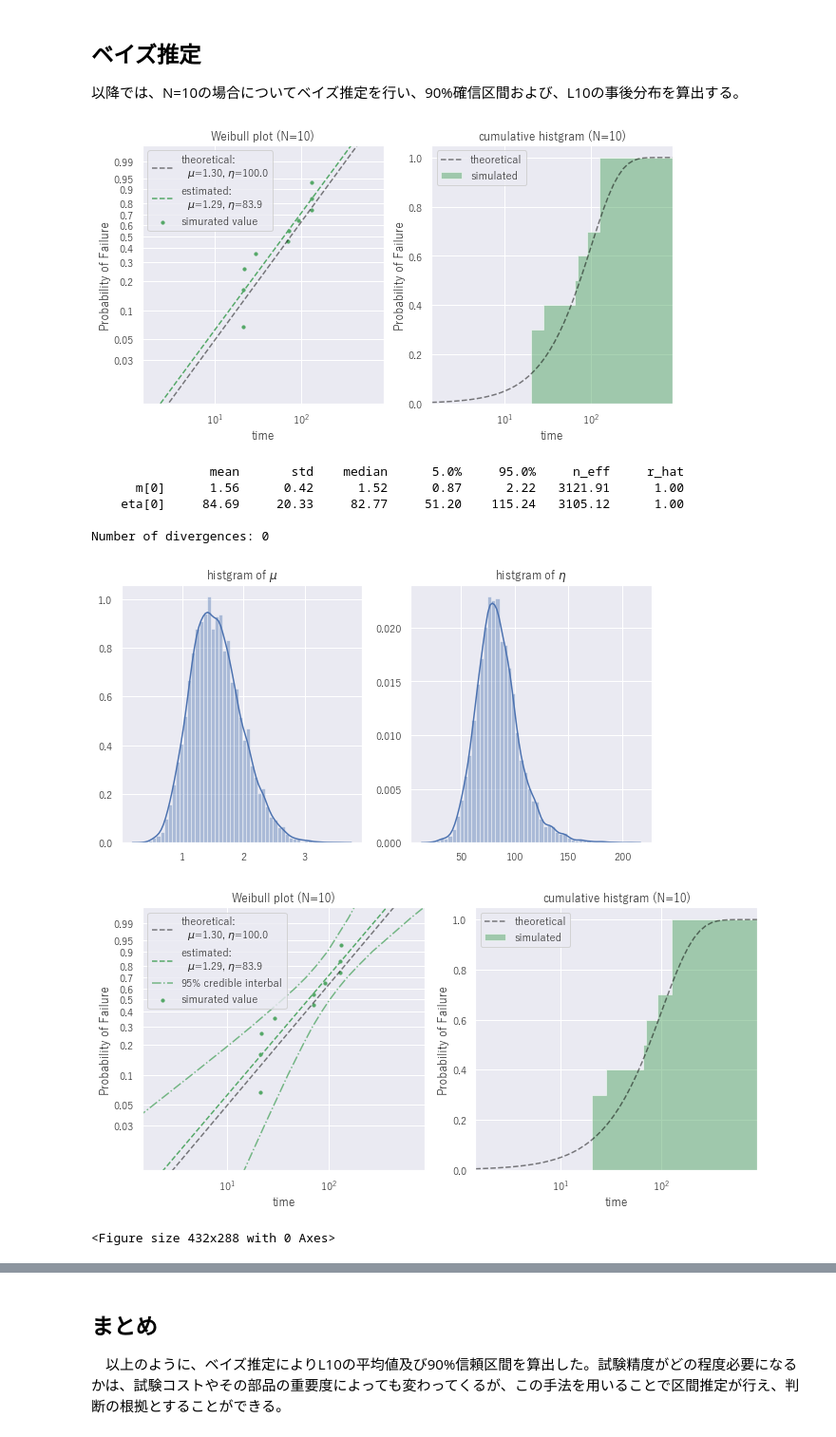
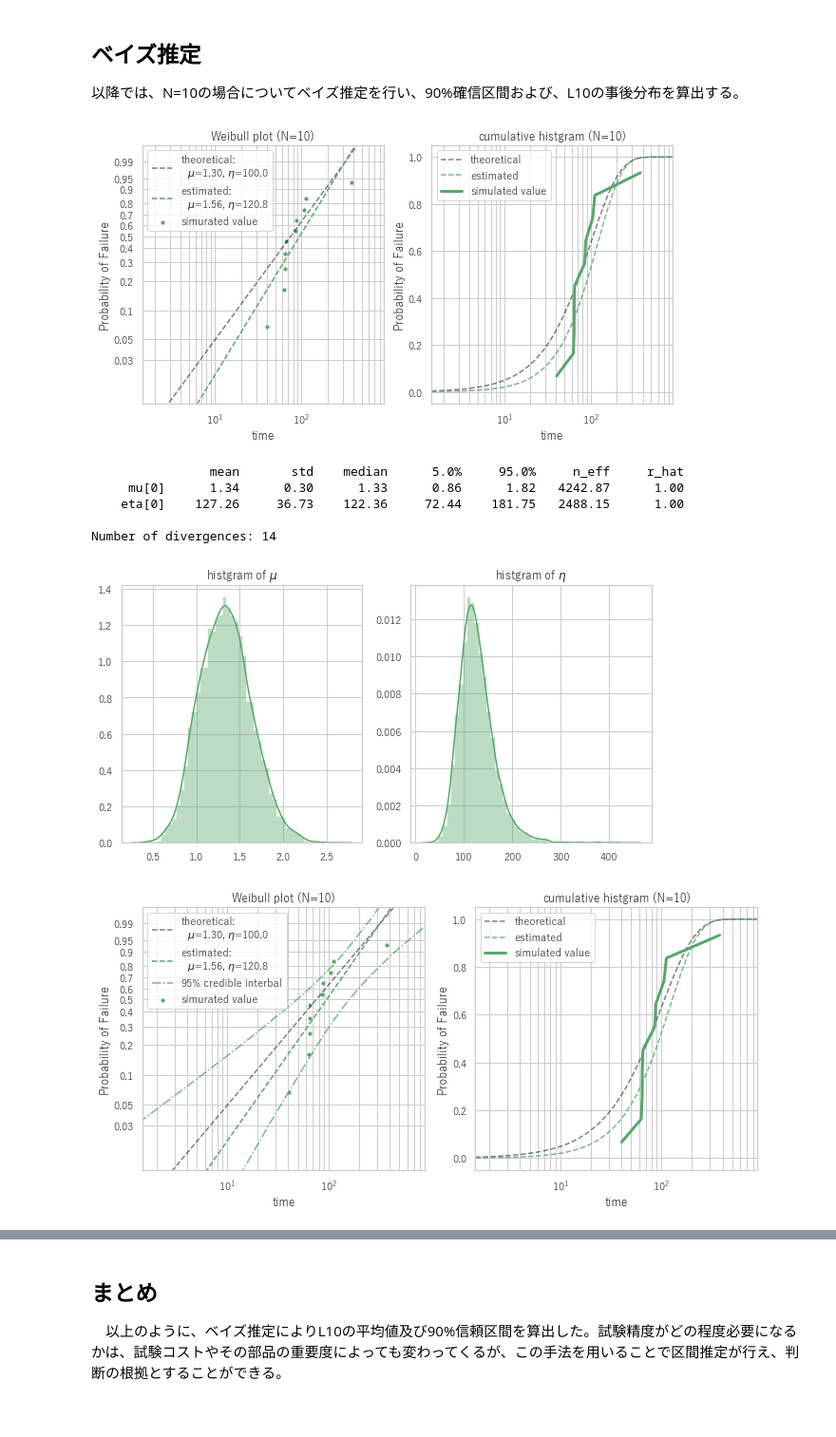
Before and after one commit to kimu1024/weibull_bayes, a Jupyter notebook: weibull_bayes.ipynb, the cells around one changed output, grey strips where cells are left out. Shown: that part at 95% size. Drawn from its saved outputs; the diff is of its cells as text; code cells hidden in the pictures.

Commit message:
update some functions for dealing with censored data and make weibull_bayes_censored.ipynb for test

```diff
--- a/weibull_bayes.ipynb
+++ b/weibull_bayes.ipynb
@@ -14,7 +14,7 @@ import numpy as np
 from modules import weibull_test #自作モジュール
 from modules import weibull_bayes #自作モジュール
 %matplotlib inline
-sns.set()
+sns.set(style='whitegrid')
 # %% [markdown]
 ## ワイブルプロットの作成
 
@@ -37,49 +37,48 @@ plt.show()
 
 以降では、N=10の場合についてベイズ推定を行い、90%確信区間および、L10の事後分布を算出する。
 # %%
-wb = weibull_bayes.Weibull_bayes(10)
+wb = weibull_bayes.Weibull_bayes(num = 10, weibull_mu=1.3, weibull_eta=100)
 
-fig, axes = wb.test.make_plot()
+fig, axes = wb.test.make_plot(plot_theoritical=True)
 # %% [output]
-[figure, old version]
+[figure, new version]
 # %%
 samples=wb.mcmc(loop_num=10000)
 # %% [output]
                 mean       std    median      5.0%     95.0%     n_eff     r_hat
-      m[0]      1.56      0.42      1.52      0.87      2.22   3121.91      1.00
-    eta[0]     84.69     20.33     82.77     51.20    115.24   3105.12      1.00
+     mu[0]      1.34      0.30      1.33      0.86      1.82   4242.87      1.00
+    eta[0]    127.26     36.73    122.36     72.44    181.75   2488.15      1.00
 
-Number of divergences: 0
+Number of divergences: 14
 # %%
 fig, axes = plt.subplots(nrows=1, ncols=2, figsize=(10,5))
-sns.distplot(samples['m'], ax = axes[0])
-sns.distplot(samples['eta'], ax = axes[1])
+sns.distplot(samples['mu'], ax = axes[0], color='g', hist_kws={'histtype':'stepfilled'})
+sns.distplot(samples['eta'], ax = axes[1], color='g', hist_kws={'histtype':'stepfilled'})
 axes[0].set_title(r'histgram of $\mu$')
 axes[1].set_title(r'histgram of $\eta$')
 
 plt.show()
 # %% [output]
-[figure, old version]
+[figure, new version]
 # %%
-fig, axes = wb.test.make_plot()
+fig, axes = wb.test.make_plot(plot_theoritical=True)
 freq=0.95
 num = len(wb.failure_prob_samples[1][0])
 
 y=wb.test.convert_unreliability_to_y(wb.failure_prob_samples[0])
 sorted_fp_samples=np.sort(wb.failure_prob_samples[1], axis=1)
 
 x_low=sorted_fp_samples[:,int(num*(1-freq)/2)]
 x_high=sorted_fp_samples[:,int(num*(freq+(1-freq)/2))]
 
 axes[0].plot(x_low,y, label='{0:.0f}% credible interbal'.format(freq*100), color='g', linestyle="-.",alpha=0.8)
 axes[0].plot(x_high,y, color='g', linestyle="-.",alpha=0.8)
 axes[0].legend(loc='upper left')
 plt.tight_layout()
 plt.show()
 #plt.savefig(fname='test_weibull.png',format='png')
 # %% [output]
-[figure, old version]
+[figure, new version]
-<Figure size 432x288 with 0 Axes>
 # %%
 freq=0.1
 lifetime=wb.calc_freq_sample(freq)
```
Also changed, not shown: parts of 3 cells of this notebook, 4 other files.
